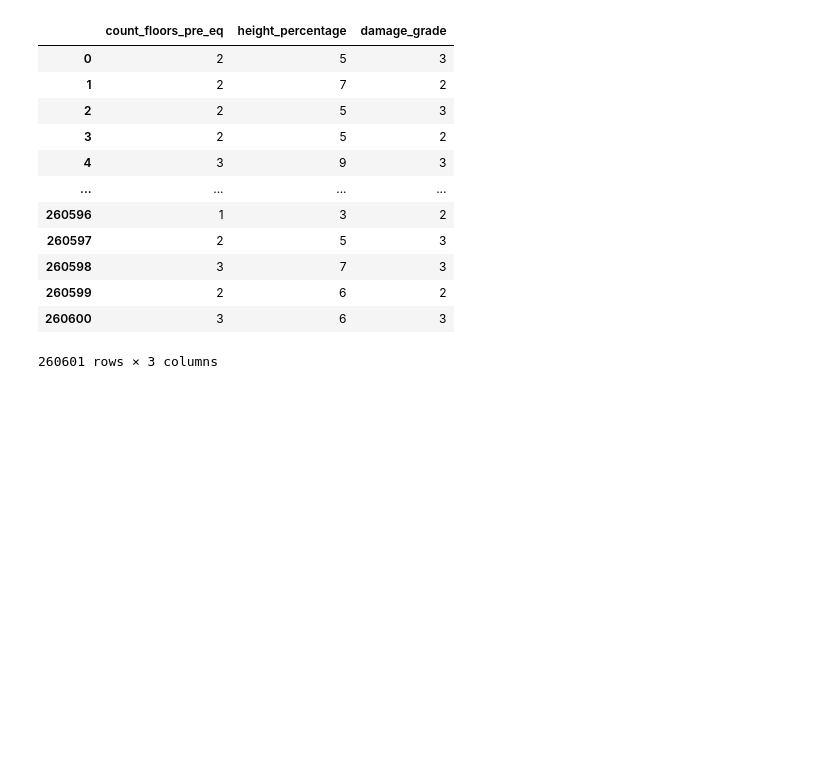
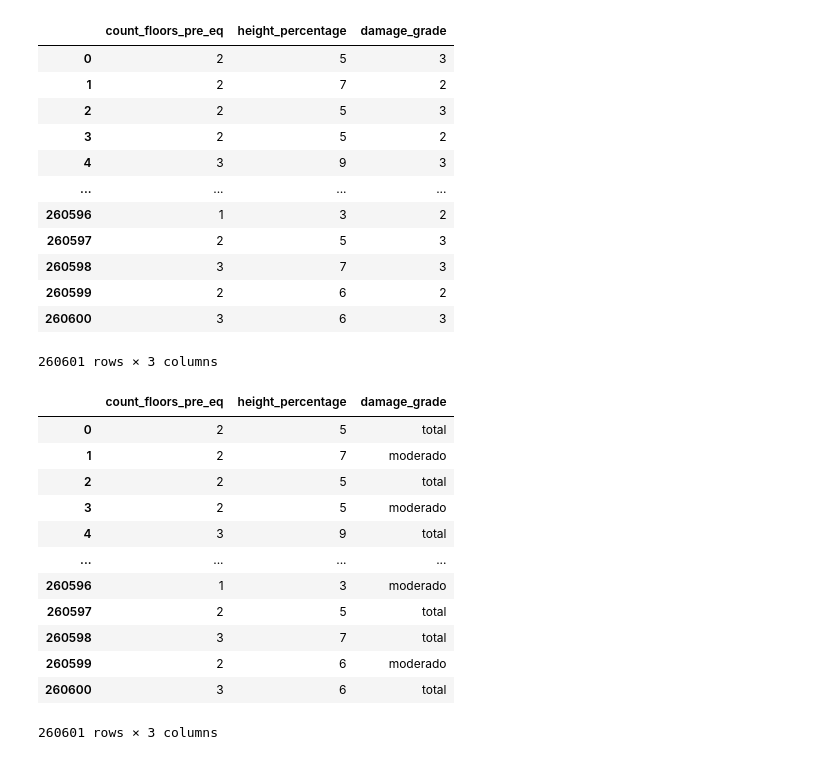
Before and after one commit to IngErnestoAlvarez/terremoto_research, a Jupyter notebook: cant_de_pisos_vs_altura.ipynb, the cells around one changed output. Drawn from its saved outputs; the diff is of its cells as text; code cells hidden in the pictures; blank space fills up the shorter version.

```diff
--- a/cant_de_pisos_vs_altura.ipynb
+++ b/cant_de_pisos_vs_altura.ipynb
@@ -70,4 +70,22 @@ cant_de_pisos_vs_altura
 | 260599 | 2 | 6 | 2 |
 | 260600 | 3 | 6 | 3 |
 260601 rows × 3 columns
+# %%
+nombre = {'damage_grade' : {1:'leve', 2:'moderado', 3:'total'}}
+cant_de_pisos_vs_altura = cant_de_pisos_vs_altura.replace(nombre)
+cant_de_pisos_vs_altura
+# %% [output]
+|  | count_floors_pre_eq | height_percentage | damage_grade |
+| 0 | 2 | 5 | total |
+| 1 | 2 | 7 | moderado |
+| 2 | 2 | 5 | total |
+| 3 | 2 | 5 | moderado |
+| 4 | 3 | 9 | total |
+| ... | ... | ... | ... |
+| 260596 | 1 | 3 | moderado |
+| 260597 | 2 | 5 | total |
+| 260598 | 3 | 7 | total |
+| 260599 | 2 | 6 | moderado |
+| 260600 | 3 | 6 | total |
+260601 rows × 3 columns
 # %%
```
Also changed, not shown: parts of 1 cell of this notebook.
